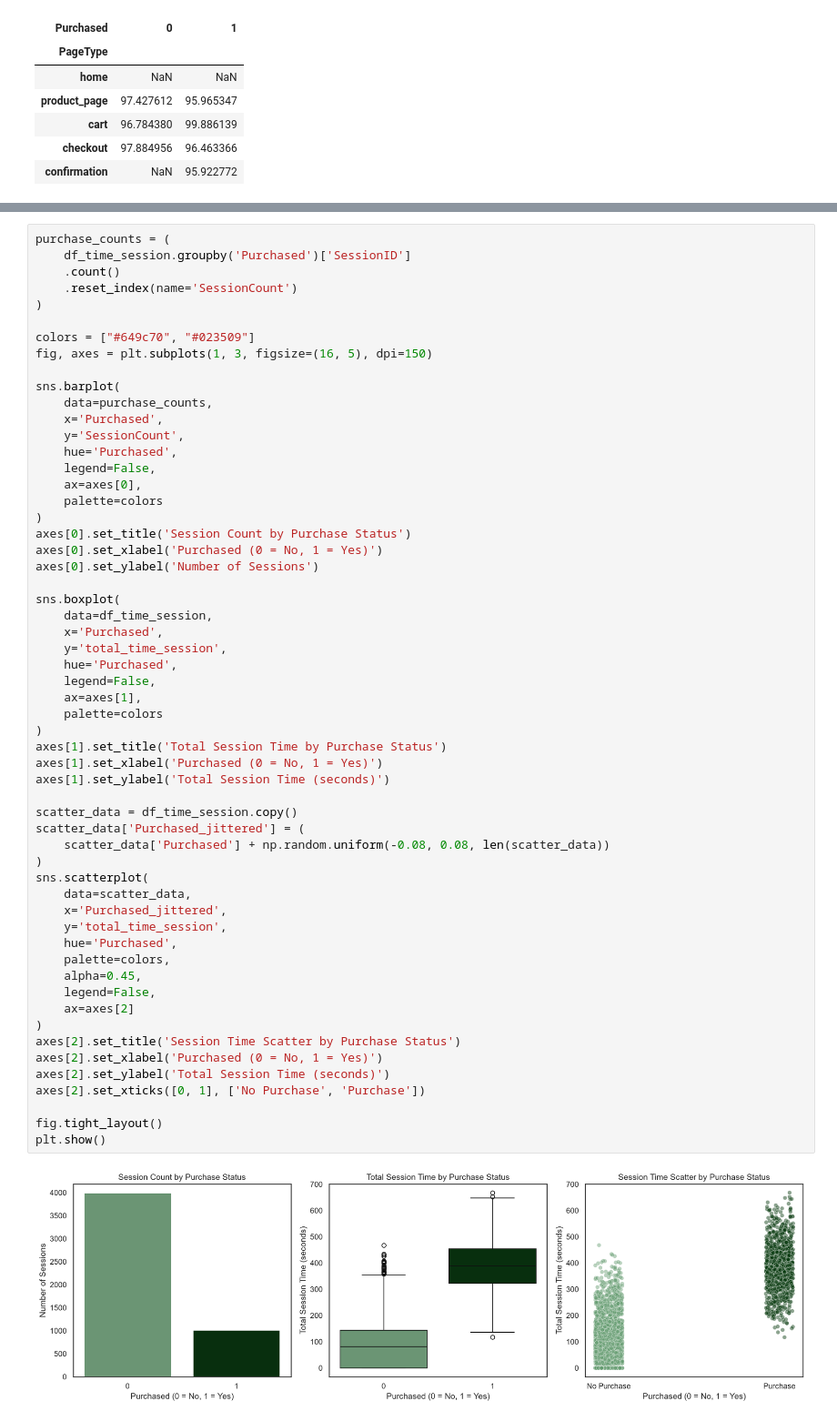
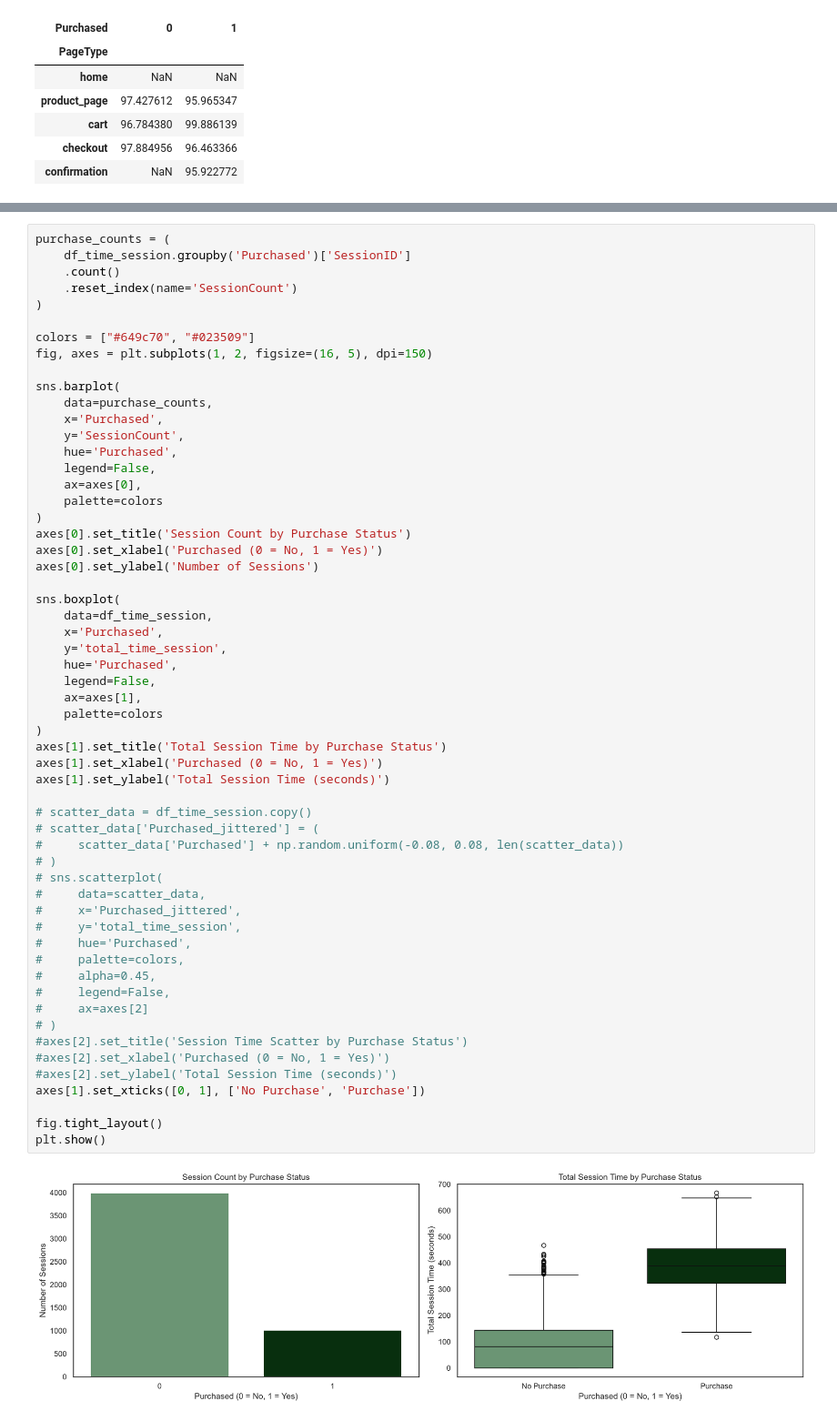
Before and after one commit to RondinellyOliveira/Funnel-Drop, a Jupyter notebook: Funnel_drop_analysis.ipynb, the cells around one changed output, grey strips where cells are left out. Shown at 91% size. Cells and saved outputs as stored; diff of their text form.

Commit message:
last graph update

```diff
--- a/Funnel_drop_analysis.ipynb
+++ b/Funnel_drop_analysis.ipynb
@@ -950,54 +950,54 @@ purchase_counts = (
 )
 
 colors = ["#649c70", "#023509"]
-fig, axes = plt.subplots(1, 3, figsize=(16, 5), dpi=150)
+fig, axes = plt.subplots(1, 2, figsize=(16, 5), dpi=150)
 
 sns.barplot(
     data=purchase_counts,
     x='Purchased',
     y='SessionCount',
     hue='Purchased',
     legend=False,
     ax=axes[0],
     palette=colors
 )
 axes[0].set_title('Session Count by Purchase Status')
 axes[0].set_xlabel('Purchased (0 = No, 1 = Yes)')
 axes[0].set_ylabel('Number of Sessions')
 
 sns.boxplot(
     data=df_time_session,
     x='Purchased',
     y='total_time_session',
     hue='Purchased',
     legend=False,
     ax=axes[1],
     palette=colors
 )
 axes[1].set_title('Total Session Time by Purchase Status')
 axes[1].set_xlabel('Purchased (0 = No, 1 = Yes)')
 axes[1].set_ylabel('Total Session Time (seconds)')
 
-scatter_data = df_time_session.copy()
-scatter_data['Purchased_jittered'] = (
-    scatter_data['Purchased'] + np.random.uniform(-0.08, 0.08, len(scatter_data))
-)
-sns.scatterplot(
-    data=scatter_data,
-    x='Purchased_jittered',
-    y='total_time_session',
-    hue='Purchased',
-    palette=colors,
-    alpha=0.45,
-    legend=False,
-    ax=axes[2]
-)
-axes[2].set_title('Session Time Scatter by Purchase Status')
-axes[2].set_xlabel('Purchased (0 = No, 1 = Yes)')
-axes[2].set_ylabel('Total Session Time (seconds)')
-axes[2].set_xticks([0, 1], ['No Purchase', 'Purchase'])
+# scatter_data = df_time_session.copy()
+# scatter_data['Purchased_jittered'] = (
+#     scatter_data['Purchased'] + np.random.uniform(-0.08, 0.08, len(scatter_data))
+# )
+# sns.scatterplot(
+#     data=scatter_data,
+#     x='Purchased_jittered',
+#     y='total_time_session',
+#     hue='Purchased',
+#     palette=colors,
+#     alpha=0.45,
+#     legend=False,
+#     ax=axes[2]
+# )
+#axes[2].set_title('Session Time Scatter by Purchase Status')
+#axes[2].set_xlabel('Purchased (0 = No, 1 = Yes)')
+#axes[2].set_ylabel('Total Session Time (seconds)')
+axes[1].set_xticks([0, 1], ['No Purchase', 'Purchase'])
 
 fig.tight_layout()
 plt.show()
 # %% [output]
-[figure, old version]
+[figure, new version]
```
Also changed, not shown: parts of 2 cells of this notebook.
